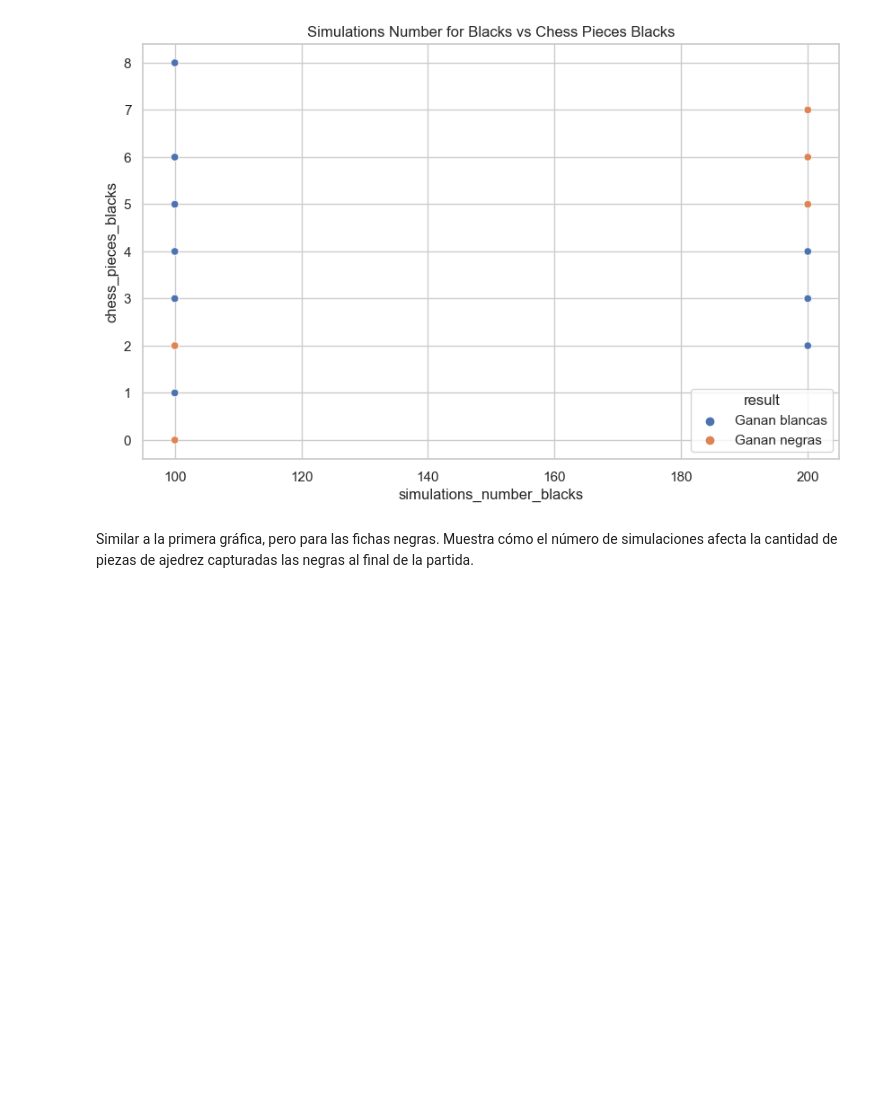
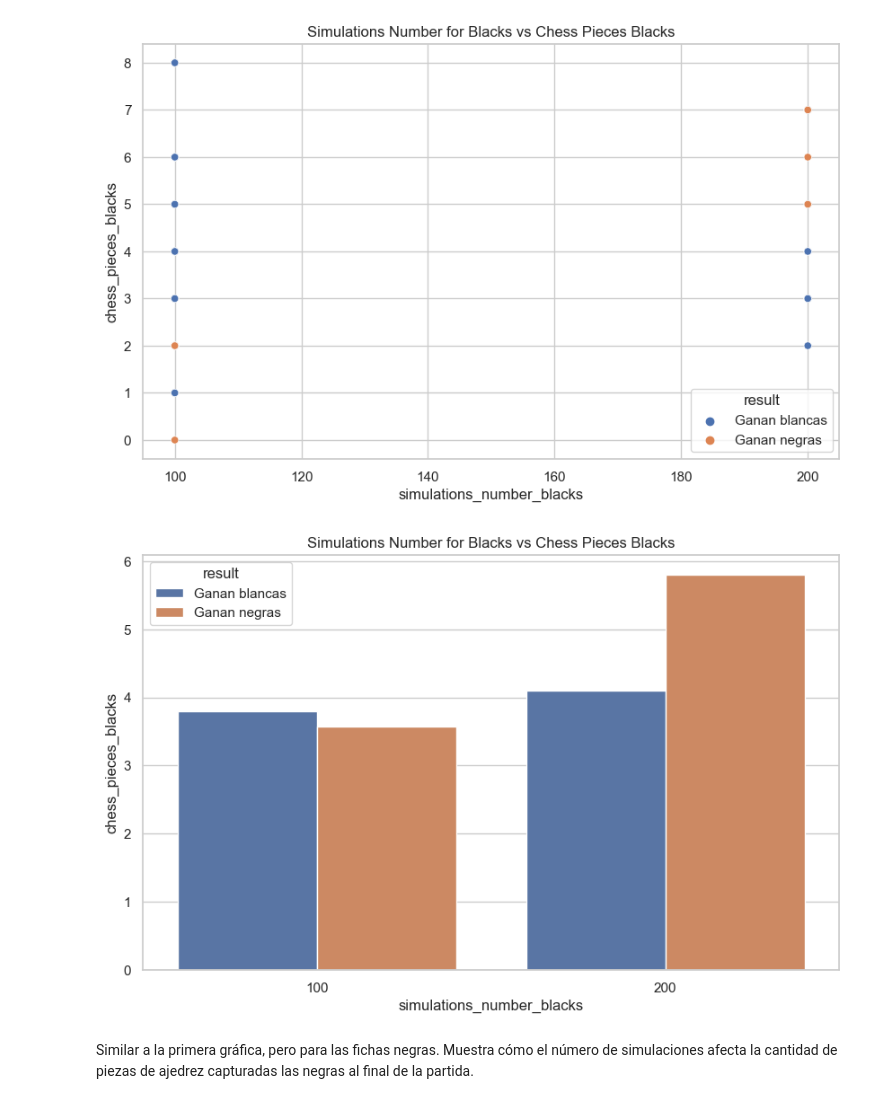
Before and after one commit to Alex-GF/ajedrez-vikinga, a Jupyter notebook: documentacion/hiper_mcts.ipynb, the cells around one changed output. Cells and saved outputs as stored; diff of their text form; code cells hidden in the pictures; blank space fills up the shorter version.

```diff
--- a/documentacion/hiper_mcts.ipynb
+++ b/documentacion/hiper_mcts.ipynb
@@ -254,5 +257,9 @@ create_scatter_plot(df, 'simulations_number_blacks', 'chess_pieces_blacks', 'res
 # %% [output]
 [figure]
+# %%
+create_bar_plot(df, 'simulations_number_blacks', 'chess_pieces_blacks', 'result', 'Simulations Number for Blacks vs Chess Pieces Blacks')
+# %% [output]
+[figure, added]
 # %% [markdown]
 Similar a la primera gráfica, pero para las fichas negras. Muestra cómo el número de simulaciones afecta la cantidad de piezas de ajedrez capturadas las negras al final de la partida.
 # %%
```
Also changed, not shown: parts of 77 cells of this notebook, 4 other files.
